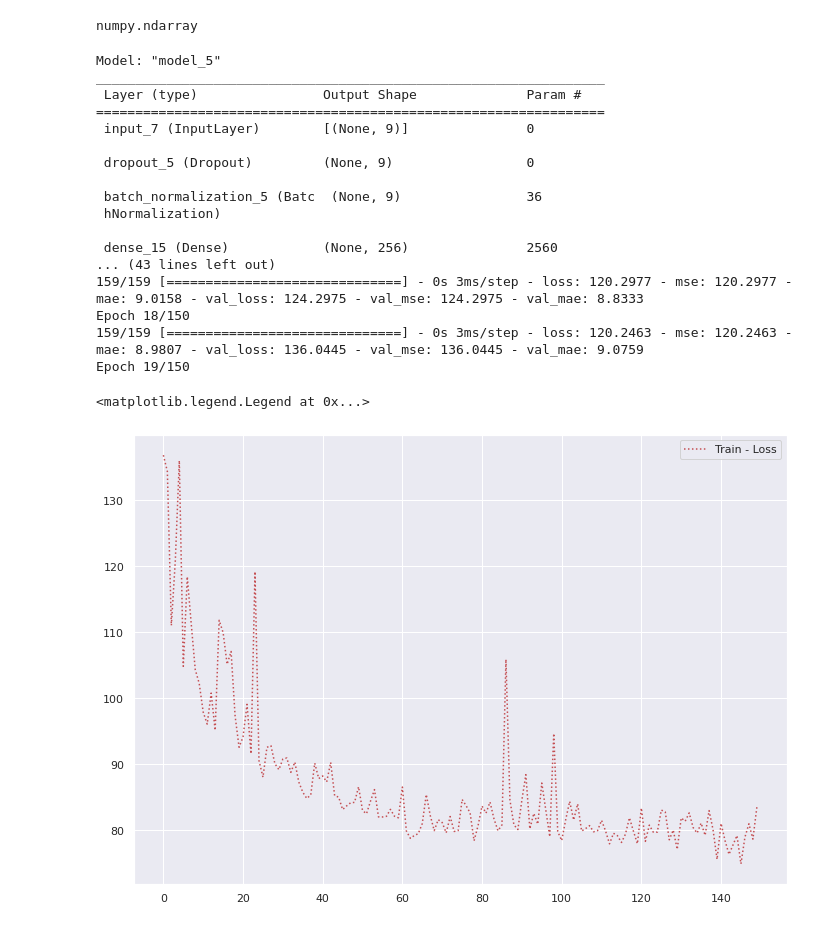
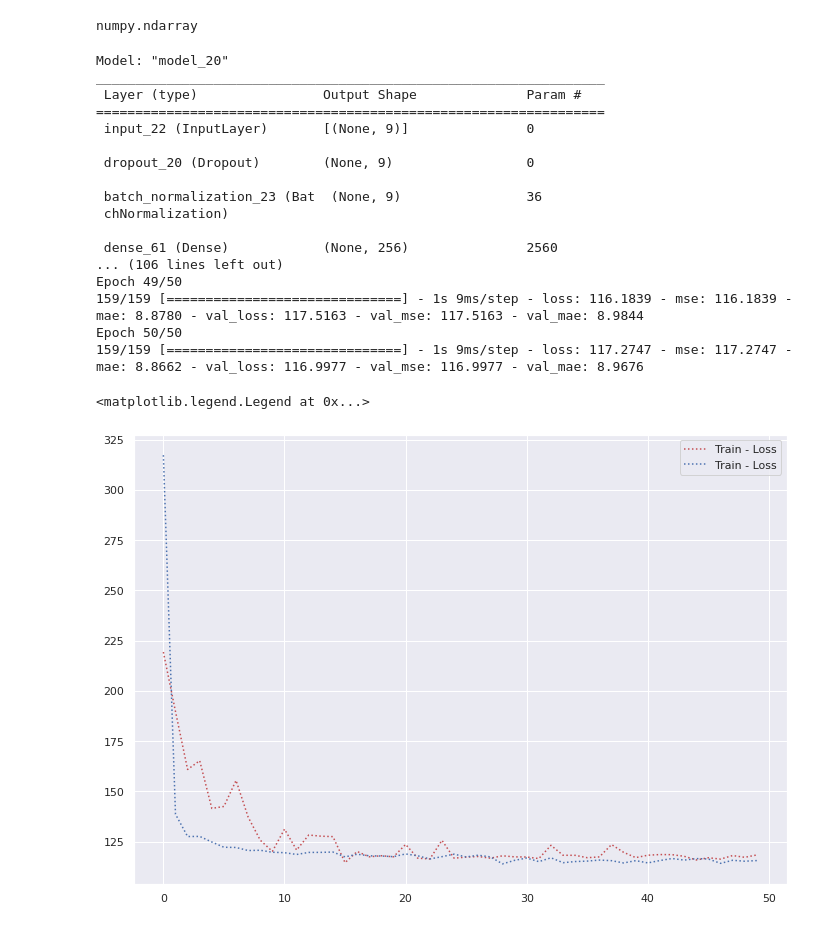
Before and after one commit to HedersonSantos/RegDatChallg, a Jupyter notebook: analise.ipynb, the cells around one changed output. Cells and saved outputs as stored; diff of their text form; code cells hidden in the pictures.

```diff
--- a/analise.ipynb
+++ b/analise.ipynb
@@ -436,37 +436,38 @@ def modelo_Denso(input_dim):
     dropOut_1 = keras.layers.Dropout(0.25)(input_data)
     bn_1 = keras.layers.BatchNormalization()(dropOut_1)
     dense1 = keras.layers.Dense(256, activation = 'relu')(bn_1)
-    dense2 = keras.layers.Dense(256, activation = 'relu')(dense1)
+    dense2 = keras.layers.Dense(2000, activation = 'relu')(dense1)
     dense3 = keras.layers.Dense(1, activation = 'linear')(dense2)
     model = keras.models.Model(input_data, dense3)
     model.summary()
     return model
 # %%
 X_ = X_treino.values
-model = modelo_Denso(X_.shape[1])
-model.compile(loss='mse', optimizer=keras.optimizers.Adam(learning_rate= 0.001), metrics=['mse','mae'])
-hist = model.fit(X_, y_treino,  epochs=150, batch_size=16, validation_split=0.05)
+modelx = modelo_Denso(X_.shape[1])
+modelx.compile(loss='mse', optimizer=keras.optimizers.Adam(learning_rate= 0.001), metrics=['mse','mae'])
+hist = modelx.fit(X_, y_treino,  epochs=50, batch_size=16, validation_split=0.05)
 # %% [output]
-Model: "model_5"
+Model: "model_20"
 _________________________________________________________________
  Layer (type)                Output Shape              Param #
 =================================================================
- input_7 (InputLayer)        [(None, 9)]               0
+ input_22 (InputLayer)       [(None, 9)]               0
 
- dropout_5 (Dropout)         (None, 9)                 0
+ dropout_20 (Dropout)        (None, 9)                 0
 
- batch_normalization_5 (Batc  (None, 9)                36
- hNormalization)
+ batch_normalization_23 (Bat  (None, 9)                36
+ chNormalization)
 
- dense_15 (Dense)            (None, 256)               2560
-... (43 lines left out)
-159/159 [==============================] - 0s 3ms/step - loss: 120.2977 - mse: 120.2977 - mae: 9.0158 - val_loss: 124.2975 - val_mse: 124.2975 - val_mae: 8.8333
-Epoch 18/150
-159/159 [==============================] - 0s 3ms/step - loss: 120.2463 - mse: 120.2463 - mae: 8.9807 - val_loss: 136.0445 - val_mse: 136.0445 - val_mae: 9.0759
-Epoch 19/150
+ dense_61 (Dense)            (None, 256)               2560
+... (106 lines left out)
+Epoch 49/50
+159/159 [==============================] - 1s 9ms/step - loss: 116.1839 - mse: 116.1839 - mae: 8.8780 - val_loss: 117.5163 - val_mse: 117.5163 - val_mae: 8.9844
+Epoch 50/50
+159/159 [==============================] - 1s 9ms/step - loss: 117.2747 - mse: 117.2747 - mae: 8.8662 - val_loss: 116.9977 - val_mse: 116.9977 - val_mae: 8.9676
 # %%
 plt.plot(hist.history['val_loss'], ':r', label="Train - Loss")
+plt.plot(hist.history['loss'], ':b', label="Train - Loss")
 plt.legend()
 # %% [output]
 <matplotlib.legend.Legend at 0x...>
-[figure, old version]
+[figure, new version]
```
Also changed, not shown: parts of 2 cells of this notebook.
